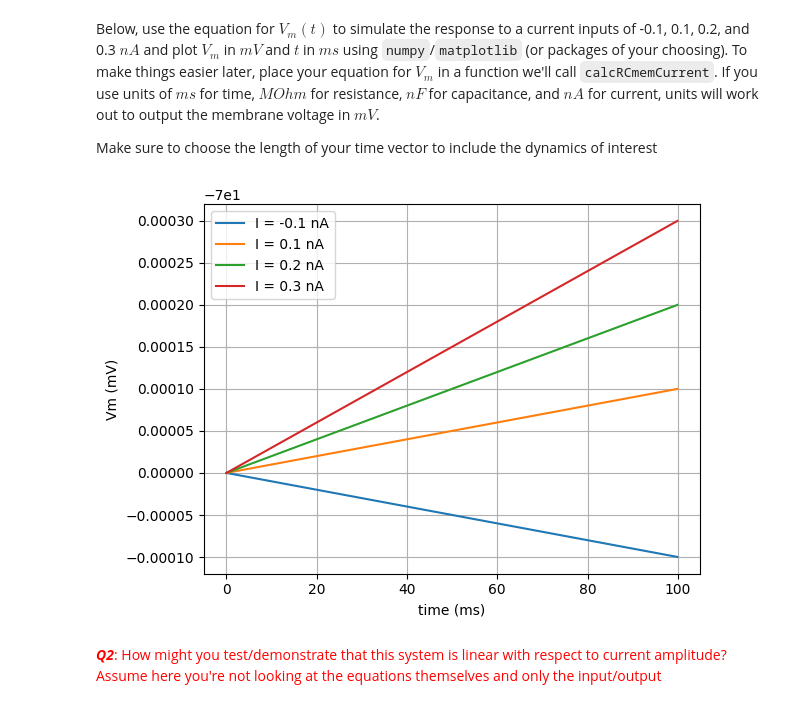
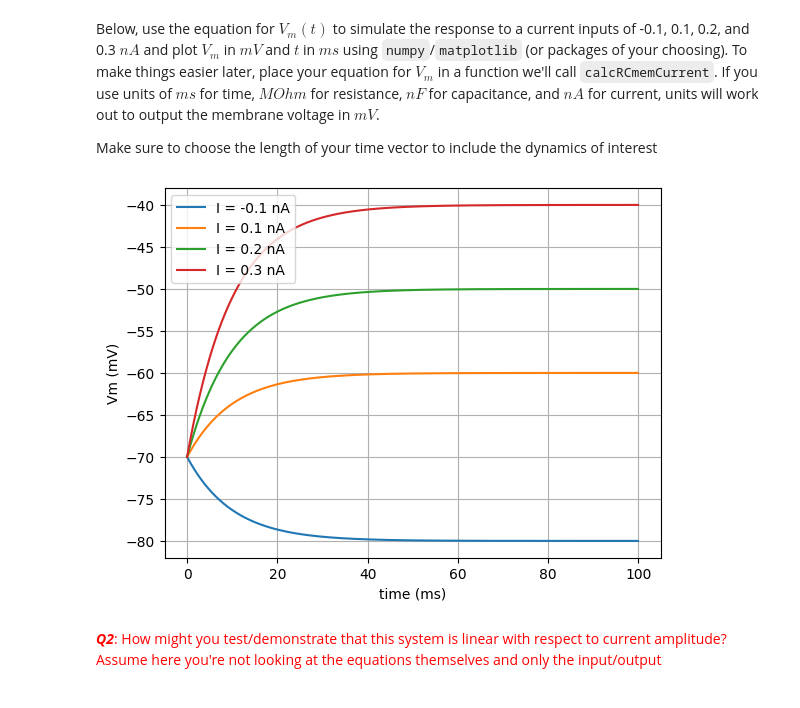
Before and after one commit to vincentyliu2001/BIO74.03-Exercises, a Jupyter notebook: CompModNervSys_exercise4.ipynb, the cells around one changed output. Cells and saved outputs as stored; diff of their text form; code cells hidden in the pictures.

```diff
--- a/CompModNervSys_exercise4.ipynb
+++ b/CompModNervSys_exercise4.ipynb
@@ -79,36 +79,35 @@ import math
 # Define your function here
 def calcRCmemCurrent(t,Rm,Cm,I,Vr):
     # Analytical solution for V(t) given constant current input
     # you code goes here - use equation 5 to calculate Vm
     V_ss = Rm*I
-    # multiply by 1000 so it is the same scale as the simulated
     Vm = V_ss*(1-math.e**(-t/(Rm*Cm)))+Vr
     return Vm
 
 # Define time vector
 t = np.arange(0, 100, .1, dtype=float)# time in ms
 # Define parameters (checking units)
 Rm = 100
-Cm = 100e3
+Cm = 100e-3
 Vr = -70
 Is = [-0.1,0.1, 0.2, 0.3]
 
 # Calculate V using equation 5
 Vms = []
 for I in Is:
     Vms.append(calcRCmemCurrent(t,Rm,Cm,I,Vr))
 
 # Plot
 fig = plt.figure()
 ax = fig.add_subplot(111)
 for Vm,I in zip(Vms,Is): # make sure you understand how zip works!
     ax.plot(t,Vm,label='I = {:g} nA'.format(I))
 ax.set_xlabel('time (ms)')
 ax.set_ylabel('Vm (mV)')
 ax.grid(visible=True)
 ax.legend();
 # %% [output]
-[figure, old version]
+[figure, new version]
 # %% [markdown]
 <span style="color:red">***Q2***: How might you test/demonstrate that this system is linear with respect to current amplitude? Assume here you're not looking at the equations themselves and only the input/output</span>
 # %% [markdown]
```
Also changed, not shown: parts of 12 cells of this notebook.
